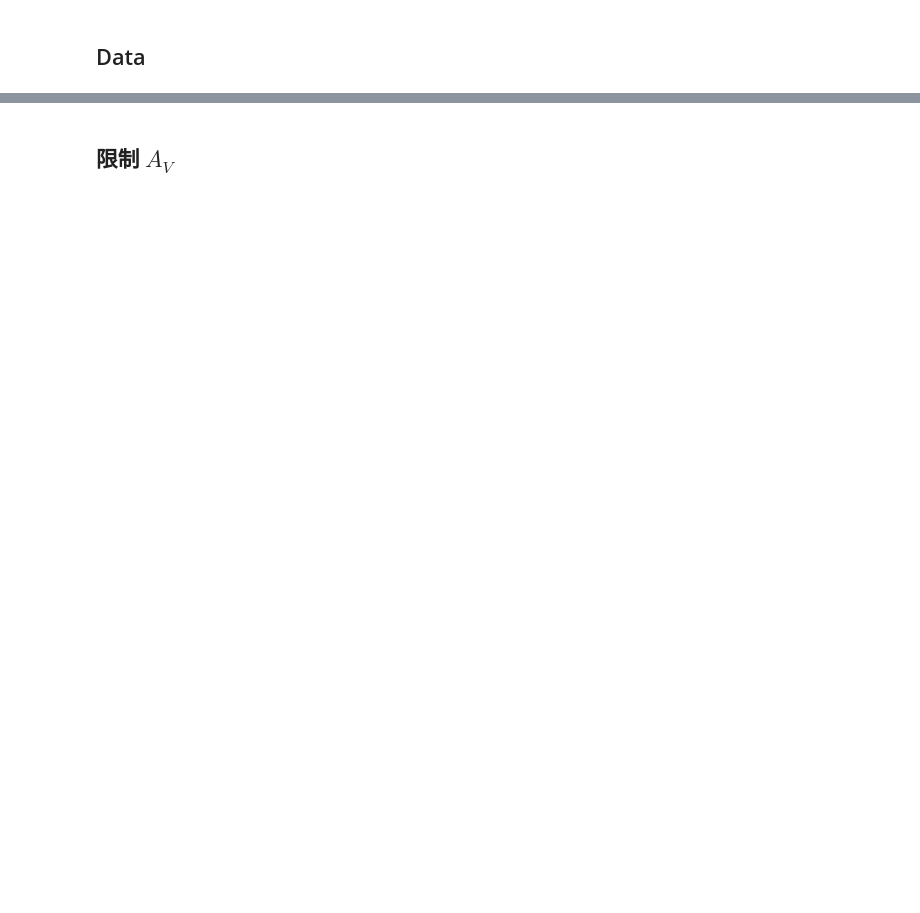
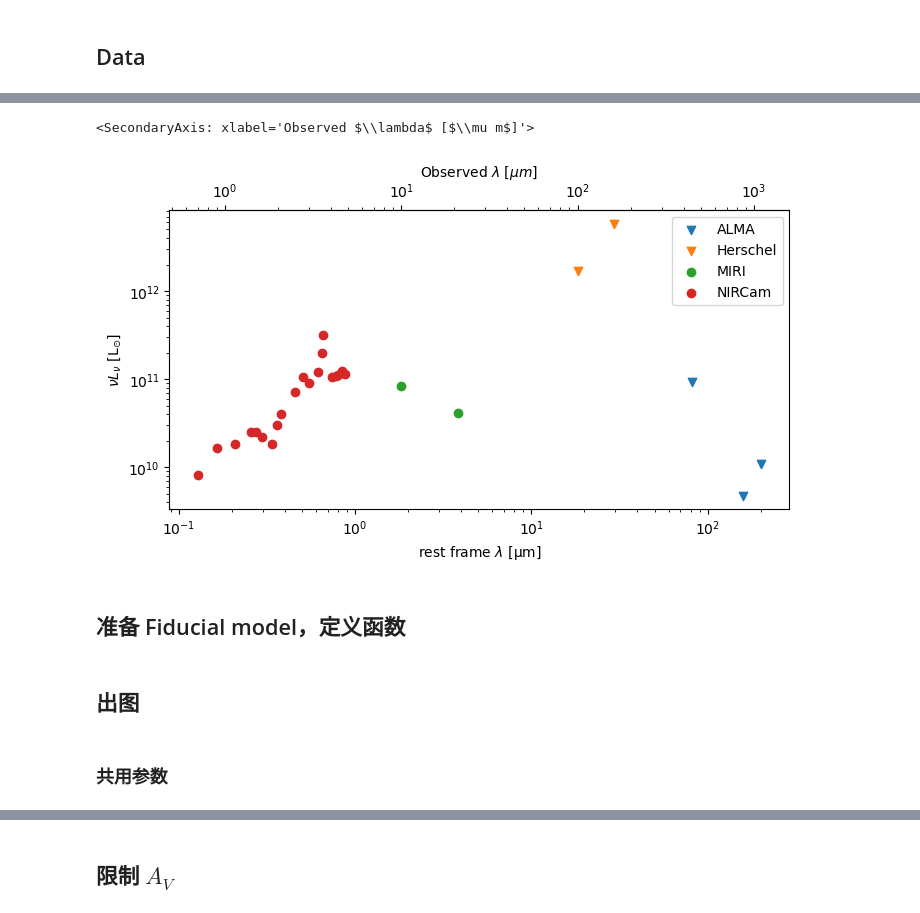
Before and after one commit to c-kj/LRD_dust_modeling, a Jupyter notebook: notebooks/A_V_constraint.ipynb, the cells around one changed output, grey strips where cells are left out. Drawn from its saved outputs; the diff is of its cells as text; code cells hidden in the pictures; blank space fills up the shorter version.

```diff
--- a/notebooks/A_V_constraint.ipynb
+++ b/notebooks/A_V_constraint.ipynb
@@ -235,0 +183,5 @@ PhysicalType('unknown')
+# %%
+# Setton et al. 2025, Fig 4.a
+# A2744-45924
+# 政融从图上描下来的。
+Labbe_photo = read_SED_table('data/raw/Setton25.csv', z=4.4655, magnification=1.7)
@@ -235,0 +217,26 @@ PhysicalType('unknown')
+# %%
+instrument_markers = {'NIRCam': 'o', 'MIRI': 'o', 'Spitzer': 'v', 'Herschel': 'v', 'ALMA': 'v'}
+
+SED_table = Labbe_photo
+# SED_table = Wang_photo
+
+fig, ax = plt.subplots(figsize=(8, 6))
+# ax.scatter(x='wavelength_rest', y='nu_L_nu', data=SED_table, s=10, label='Setton 2025')
+for instrument in np.unique(SED_table['Instrument']):
+    mask = SED_table['Instrument'] == instrument
+    ax.scatter(x='wavelength_rest', y='nu_L_nu', data=SED_table[mask], s=6**2, label=instrument,
+               marker=instrument_markers[instrument])
+
+ax.set_xlabel(fr'rest frame $\lambda$ [{ax.get_xlabel()}]')
+ax.set_ylabel(fr'$\nu L_\nu$ [{ax.get_ylabel()}]')
+ax.set_xscale('log')
+ax.set_yscale('log')
+ax.set_aspect(.5)
+ax.legend()
+
+add_wavelength_obs_xaxis(ax, z=SED_table.meta['z'],)
+# %% [output]
+<SecondaryAxis: xlabel='Observed $\\lambda$ [$\\mu m$]'>
+[figure, added]
+# %% [markdown]
+## 准备 Fiducial model，定义函数
@@ -235,0 +481,2 @@ PhysicalType('unknown')
+# %% [markdown]
+## 出图
@@ -235,0 +607,2 @@ PhysicalType('unknown')
+# %% [markdown]
+### 共用参数
```
Also changed, not shown: parts of 264 cells of this notebook, 1 other file.
